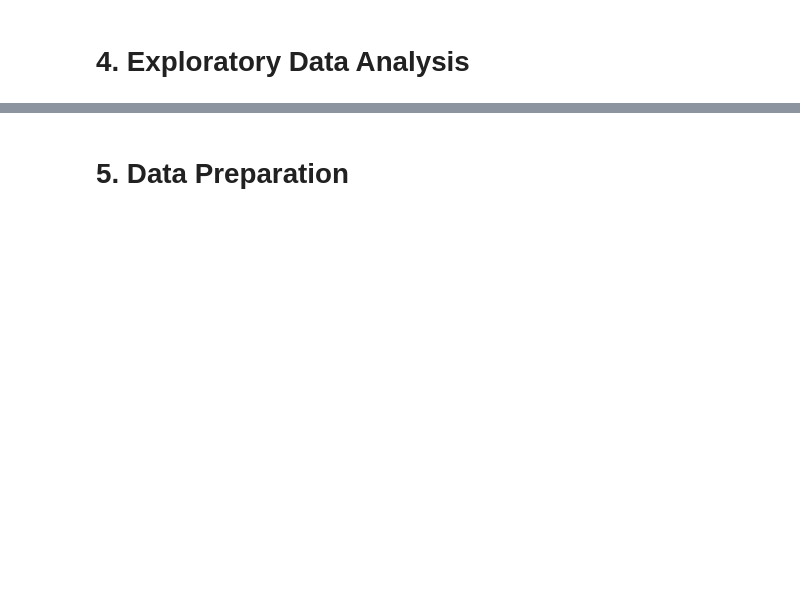
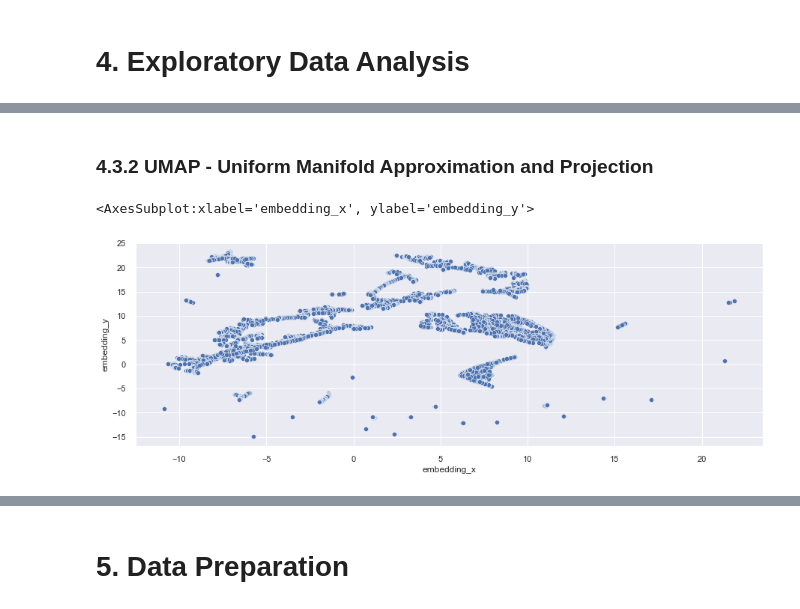
Before and after one commit to GustavoMichelsen/projeto_one_place, a Jupyter notebook: one_place_ciclo_2.ipynb, the cells around one changed output, grey strips where cells are left out. Saved outputs shown, nothing was run; the diff lists cells and outputs as text; code cells hidden in the pictures; blank space fills up the shorter version.

```diff
--- a/one_place_ciclo_2.ipynb
+++ b/one_place_ciclo_2.ipynb
@@ -601,0 +804,17 @@ FREQUENCY
+# %% [markdown]
+### 4.3.2 UMAP - Uniform Manifold Approximation and Projection
+# %%
+reducer = umap.UMAP( random_state=42 )
+embedding = reducer.fit_transform(X)
+
+# embedding
+df_pca['embedding_x'] = embedding[:, 0]
+df_pca['embedding_y'] = embedding[:, 1]
+
+# Plot UMAP
+sns.scatterplot(data=df_pca,
+                x = 'embedding_x',
+                y = 'embedding_y')
+# %% [output]
+<AxesSubplot:xlabel='embedding_x', ylabel='embedding_y'>
+[figure, added]
```
Also changed, not shown: parts of 88 cells of this notebook, 2 other files.
